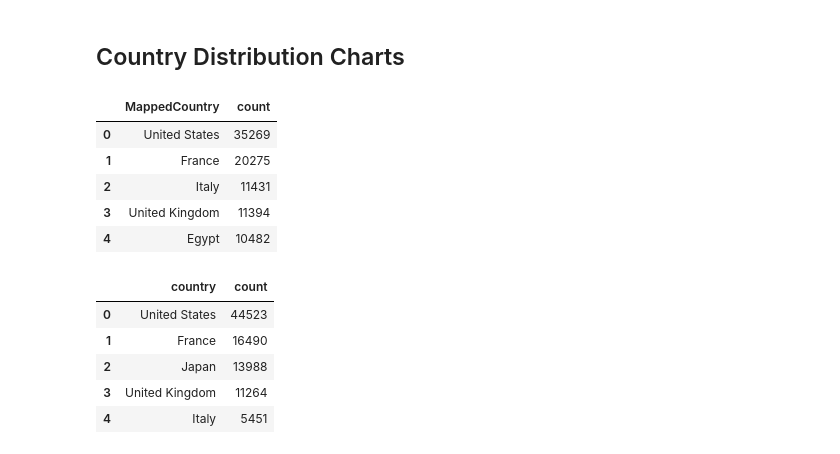
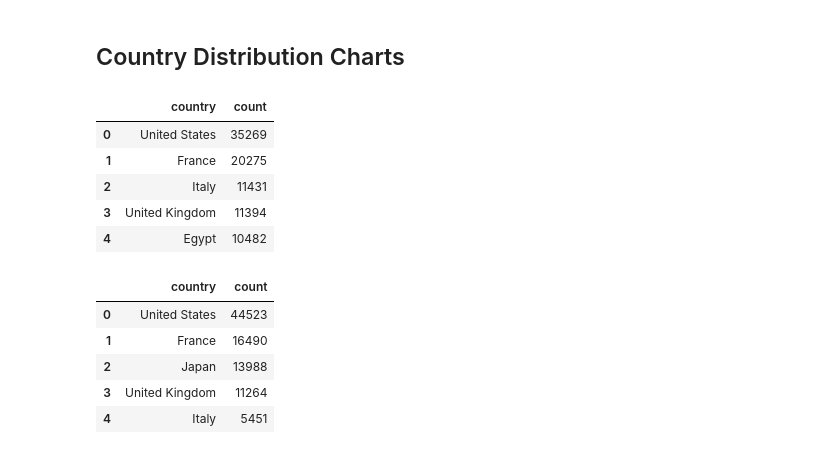
Before and after one commit to mollykstark/SIADS-Milestone-1, a Jupyter notebook: notebooks/visualizations_exploratory.ipynb, the cells around one changed output. Saved outputs shown, nothing was run; the diff lists cells and outputs as text; code cells hidden in the pictures.

```diff
--- a/notebooks/visualizations_exploratory.ipynb
+++ b/notebooks/visualizations_exploratory.ipynb
@@ -8,16 +8,16 @@ import numpy as np
 import matplotlib.pyplot as plt
 # %%
 #Load in clean MET data and count the number of times each country shows up
-clean_met_df = pd.read_csv('../data/processed/CleanMETData.csv')
-clean_met_df = clean_met_df.dropna(subset=['MappedCountry'])
+clean_met_df = pd.read_csv('../data/processed/met_data.csv')
+clean_met_df = clean_met_df.dropna(subset=['country'])
 
-met_country_dist = pd.DataFrame(clean_met_df['MappedCountry'].value_counts())
+met_country_dist = pd.DataFrame(clean_met_df['country'].value_counts())
 met_country_dist = met_country_dist.reset_index()
 met_country_dist = met_country_dist.head(50)
 # met_country_dist = met_country_dist[met_country_dist['count'] > 25]
 met_country_dist.head()
 # %% [output]
-|  | MappedCountry | count |
+|  | country | count |
 | 0 | United States | 35269 |
 | 1 | France | 20275 |
 | 2 | Italy | 11431 |
```
Also changed, not shown: parts of 1 cell of this notebook, 3 other files.
